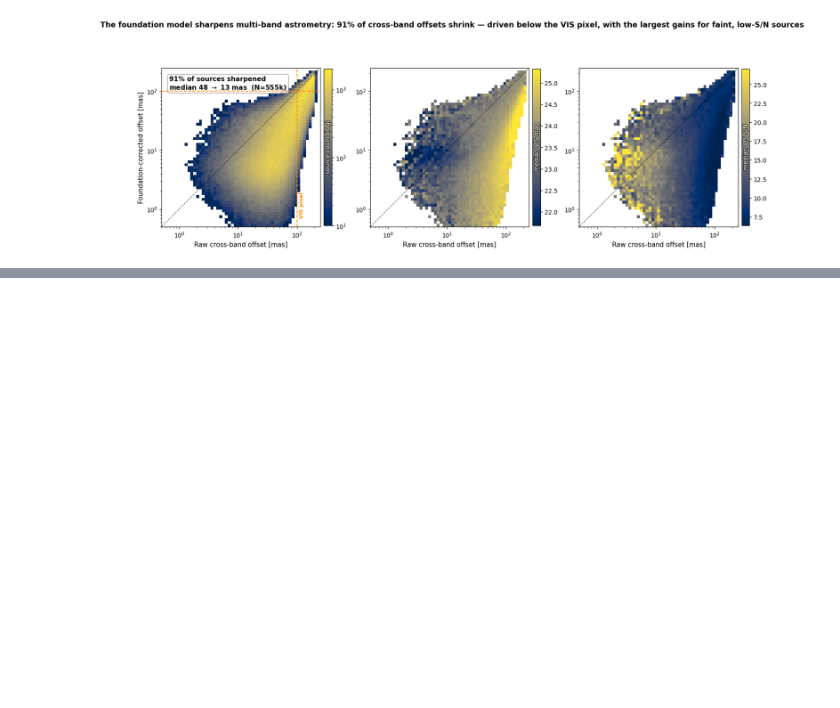
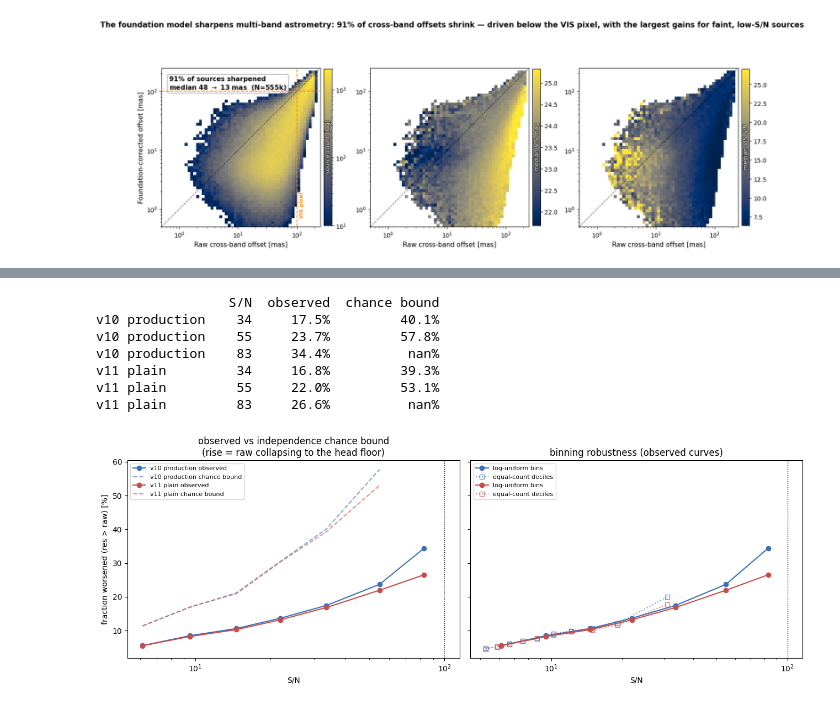
Before and after one commit to xoubish/JAISP, a Jupyter notebook: io/18_astrometry_raw_vs_residual.ipynb, the cells around one changed output, grey strips where cells are left out. Saved outputs shown, nothing was run; the diff lists cells and outputs as text; code cells hidden in the pictures; blank space fills up the shorter version.

```diff
--- a/io/18_astrometry_raw_vs_residual.ipynb
+++ b/io/18_astrometry_raw_vs_residual.ipynb
@@ -186,0 +242,63 @@ saved io/_nb09_outputs/astrom_hist2d_compact.png
+# %%
+# why the worsened fraction still rises with S/N: the chance bound (nb23 Test-2 protocol).
+# "worsened" = res > raw; at high S/N the classical raw offset collapses toward the head's noise
+# floor, so chance worsening MUST rise. Bound assumes independent errors; observed sits below it
+# because head and classical share pixels. Two binnings shown (log-uniform + equal-count deciles)
+# to demonstrate the conclusion is binning-independent.
+def _load(arch):
+    dd=np.load(arch,allow_pickle=True)
+    r_,h_,s_=[],[],[]
+    for b in BANDS:
+        rr=np.asarray(dd[f'{b}_raw'])*1000; hr=np.asarray(dd[f'{b}_head_resid'])*1000
+        r_.append(np.hypot(rr[:,0],rr[:,1])); h_.append(np.hypot(hr[:,0],hr[:,1]))
+        s_.append(np.asarray(dd[f'{b}_snr']))
+    r_,h_,s_=map(np.concatenate,(r_,h_,s_))
+    ok=(r_>0)&np.isfinite(r_)&np.isfinite(h_)&np.isfinite(s_)&(s_>0)
+    return r_[ok],h_[ok],s_[ok]
+
+def _curves(r_,h_,s_,edges):
+    sb=np.digitize(s_,edges)
+    out=[]
+    for i in range(1,len(edges)):
+        m=sb==i
+        if m.sum()<2000: continue
+        big=m&(r_>30)
+        sig=np.median(h_[big])/1.177 if big.sum()>500 else np.nan
+        bound=np.mean(np.exp(-r_[m]**2/(2*sig**2))) if np.isfinite(sig) else np.nan
+        out.append((np.median(s_[m]),100*(h_[m]>r_[m]).mean(),100*bound))
+    return np.array(out)
+
+ARCHS_B={'v10 production': REPO/'models/checkpoints/latent_position_q1_vissep/anchors_centernet_q1_vissep.npz',
+         'v11 plain': REPO/'models/checkpoints/latent_position_v11_q1_plain/anchors_centernet_v11plain.npz'}
+geom=np.geomspace(5,400,11)
+fig,axs=plt.subplots(1,2,figsize=(13,4.8),sharey=True)
+print(f'{"":14s}{"S/N":>6s}{"observed":>10s}{"chance bound":>14s}')
+for (tag,arch),col in zip(ARCHS_B.items(),['#3b6fb6','#c84b4b']):
+    r_,h_,s_=_load(arch)
+    quant=np.quantile(s_,np.linspace(0,1,11)); quant[0]=max(quant[0],5)
+    c_g=_curves(r_,h_,s_,geom)
+    c_q=_curves(r_,h_,s_,quant)
+    axs[0].plot(c_g[:,0],c_g[:,1],'o-',color=col,label=f'{tag} observed')
+    axs[0].plot(c_g[:,0],c_g[:,2],'--',color=col,alpha=0.6,label=f'{tag} chance bound')
+    axs[1].plot(c_g[:,0],c_g[:,1],'o-',color=col,label='log-uniform bins')
+    axs[1].plot(c_q[:,0],c_q[:,1],'s:',color=col,alpha=0.7,mfc='none',label='equal-count deciles')
+    for snr_,obs_,bnd_ in c_g[-3:]:
+        print(f'{tag:14s}{snr_:6.0f}{obs_:9.1f}%{bnd_:13.1f}%')
+for a in axs:
+    a.axvline(100,color='k',ls=':',lw=1); a.set(xscale='log',xlabel='S/N')
+axs[0].set_ylabel('fraction worsened (res > raw) [%]')
+axs[0].set_title('observed vs independence chance bound\n(rise = raw collapsing to the head floor)')
+axs[1].set_title('binning robustness (observed curves)')
+axs[0].legend(fontsize=8); axs[1].legend(fontsize=8)
+plt.tight_layout()
+fig.savefig(REPO/'io/_nb09_outputs/astrom_worsened_chance_bound.png',dpi=130,bbox_inches='tight')
+plt.show()
+# %% [output]
+                 S/N  observed  chance bound
+v10 production    34     17.5%         40.1%
+v10 production    55     23.7%         57.8%
+v10 production    83     34.4%          nan%
+v11 plain         34     16.8%         39.3%
+v11 plain         55     22.0%         53.1%
+v11 plain         83     26.6%          nan%
+[figure, added]
```
Also changed, not shown: parts of 2 cells of this notebook, 25 other files.
